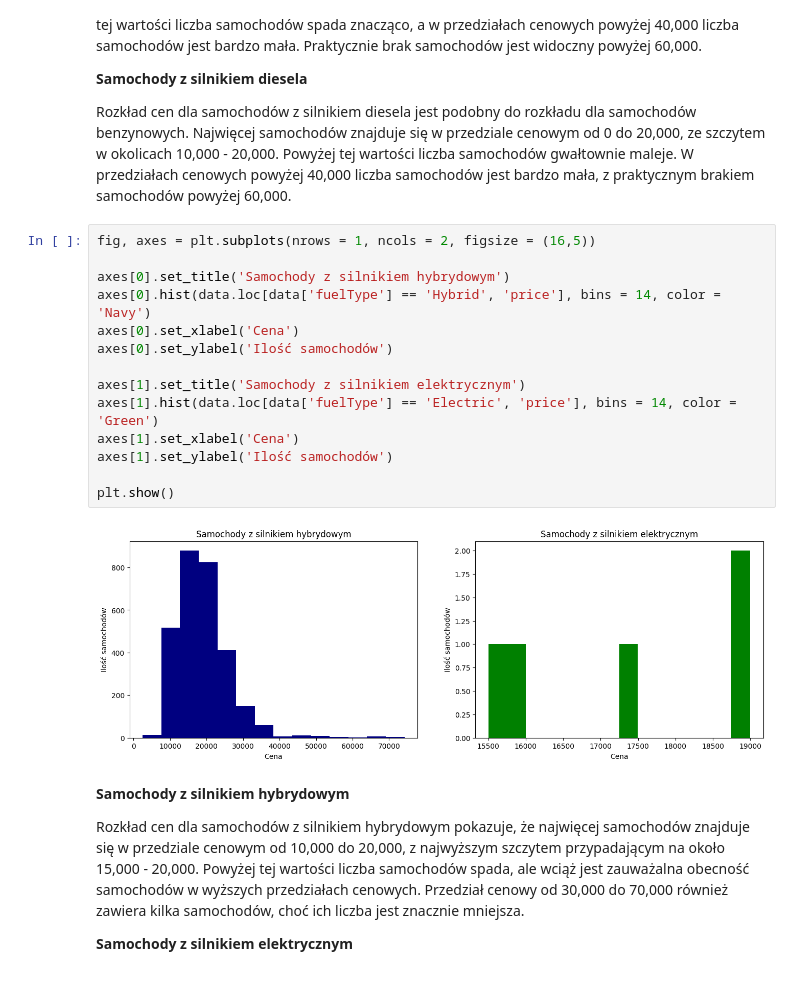
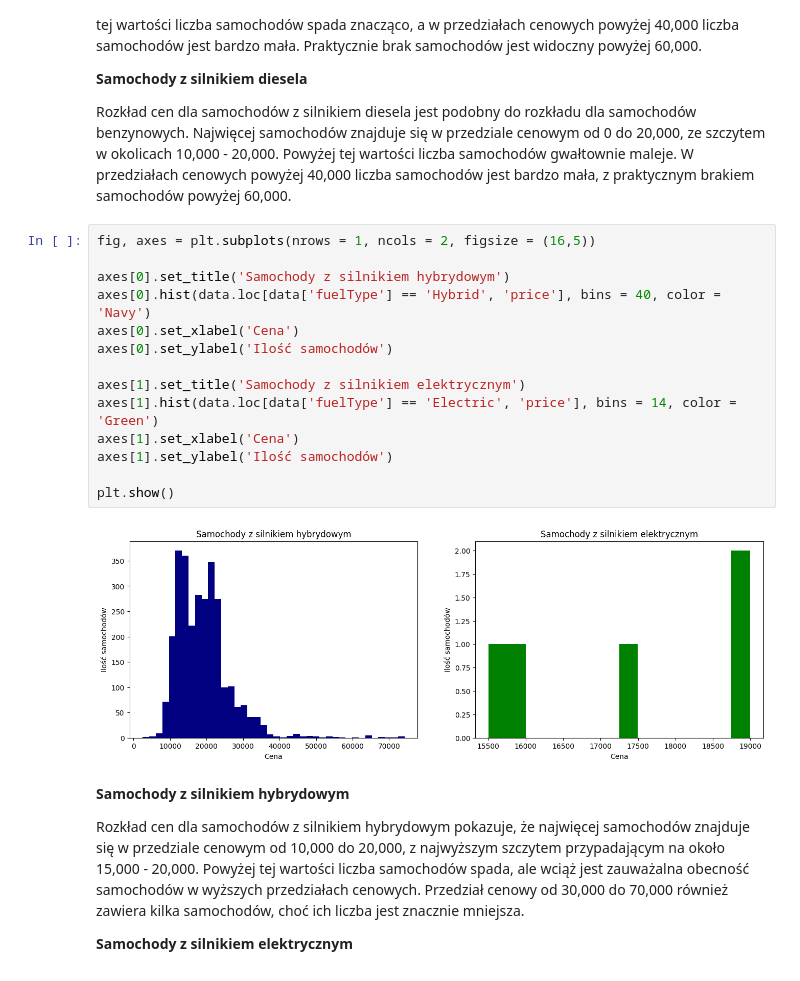
Before and after one commit to NotMatque/stat-project, a Jupyter notebook: Untitled0.ipynb, the cells around one changed output. Saved outputs shown, nothing was run; the diff lists cells and outputs as text.

```diff
--- a/Untitled0.ipynb
+++ b/Untitled0.ipynb
@@ -182,19 +182,19 @@ Rozkład cen dla samochodów z silnikiem diesela jest podobny do rozkładu dla s
 # %%
 fig, axes = plt.subplots(nrows = 1, ncols = 2, figsize = (16,5))
 
 axes[0].set_title('Samochody z silnikiem hybrydowym')
-axes[0].hist(data.loc[data['fuelType'] == 'Hybrid', 'price'], bins = 14, color = 'Navy')
+axes[0].hist(data.loc[data['fuelType'] == 'Hybrid', 'price'], bins = 40, color = 'Navy')
 axes[0].set_xlabel('Cena')
 axes[0].set_ylabel('Ilość samochodów')
 
 axes[1].set_title('Samochody z silnikiem elektrycznym')
 axes[1].hist(data.loc[data['fuelType'] == 'Electric', 'price'], bins = 14, color = 'Green')
 axes[1].set_xlabel('Cena')
 axes[1].set_ylabel('Ilość samochodów')
 
 plt.show()
 # %% [output]
-[figure, old version]
+[figure, new version]
 # %% [markdown]
 **Samochody z silnikiem hybrydowym**
 
```
Also changed, not shown: parts of 7 cells of this notebook.
